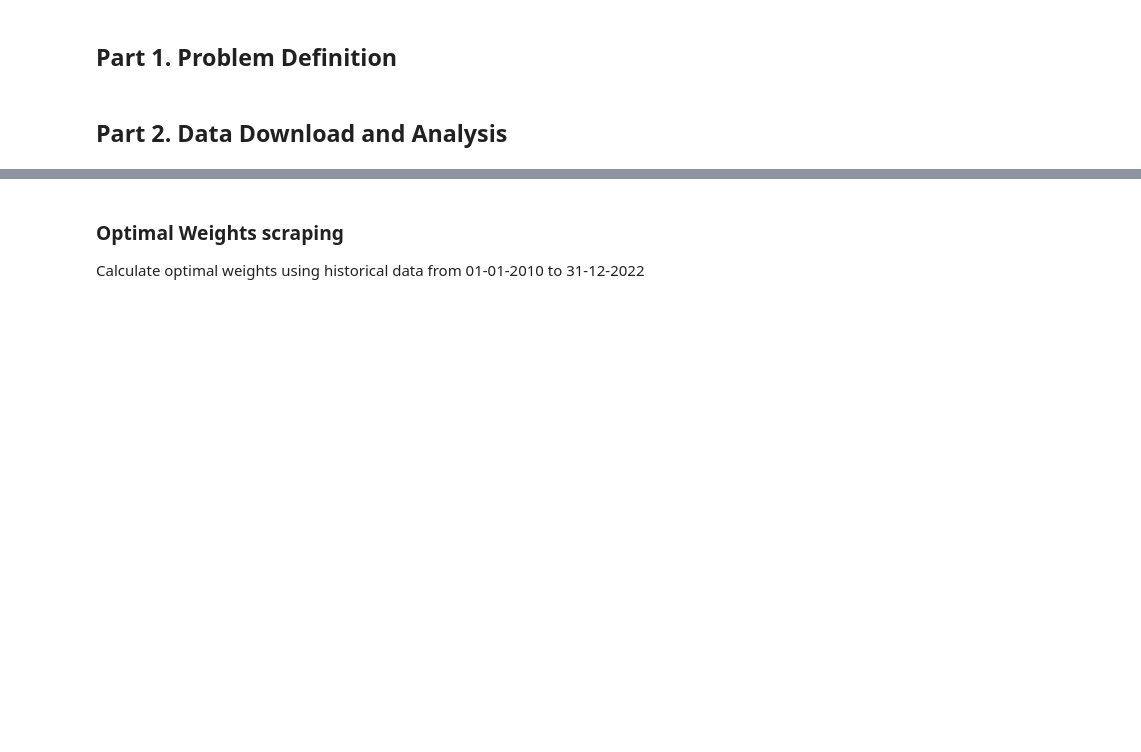
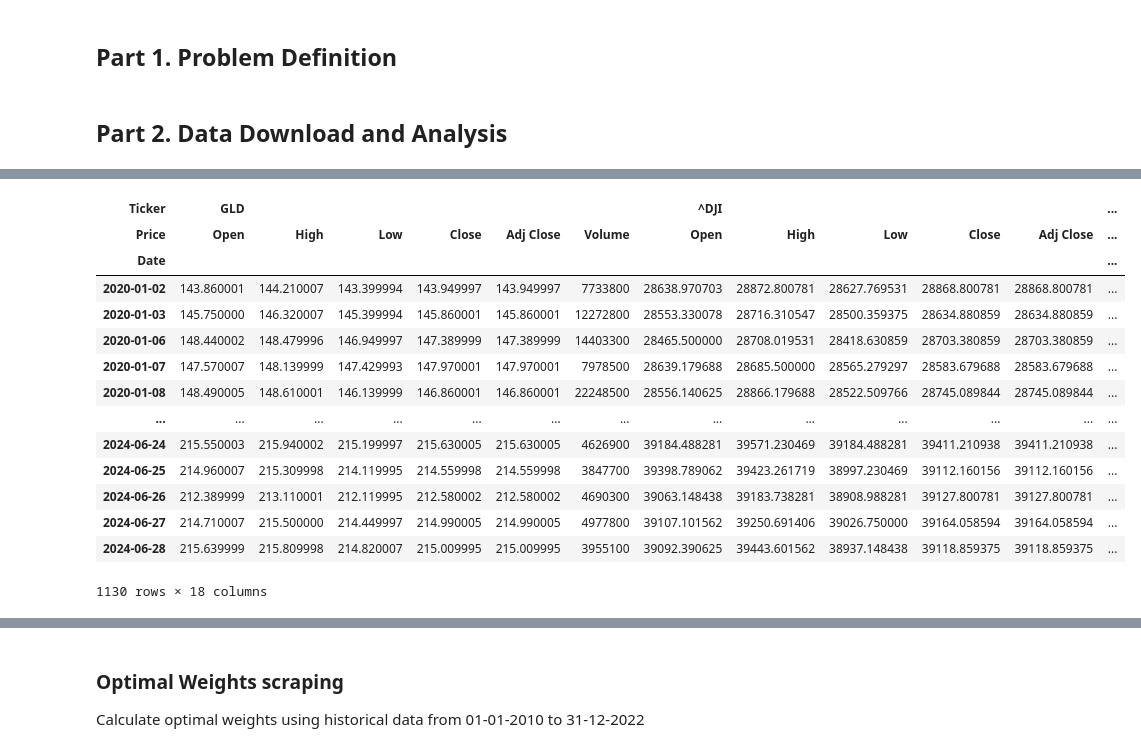
Before and after one commit to Axelio-Alison/first-child, a Jupyter notebook: Jupyter/first_child.ipynb, the cells around one changed output, grey strips where cells are left out. Drawn from its saved outputs; the diff is of its cells as text; code cells hidden in the pictures; blank space fills up the shorter version.

Commit message:
D3QN, Data Preprocessing and Environment Review

```diff
--- a/Jupyter/first_child.ipynb
+++ b/Jupyter/first_child.ipynb
@@ -48,3 +49,21 @@ adjc
+# %%
+data
+# %% [output]
+| Ticker | GLD |  |  |  |  |  | ^DJI |  |  |  |  | ... |
+| Price | Open | High | Low | Close | Adj Close | Volume | Open | High | Low | Close | Adj Close | ... |
+| Date |  |  |  |  |  |  |  |  |  |  |  | ... |
+| 2020-01-02 | 143.860001 | 144.210007 | 143.399994 | 143.949997 | 143.949997 | 7733800 | 28638.970703 | 28872.800781 | 28627.769531 | 28868.800781 | 28868.800781 | ... |
+| 2020-01-03 | 145.750000 | 146.320007 | 145.399994 | 145.860001 | 145.860001 | 12272800 | 28553.330078 | 28716.310547 | 28500.359375 | 28634.880859 | 28634.880859 | ... |
+| 2020-01-06 | 148.440002 | 148.479996 | 146.949997 | 147.389999 | 147.389999 | 14403300 | 28465.500000 | 28708.019531 | 28418.630859 | 28703.380859 | 28703.380859 | ... |
+| 2020-01-07 | 147.570007 | 148.139999 | 147.429993 | 147.970001 | 147.970001 | 7978500 | 28639.179688 | 28685.500000 | 28565.279297 | 28583.679688 | 28583.679688 | ... |
+| 2020-01-08 | 148.490005 | 148.610001 | 146.139999 | 146.860001 | 146.860001 | 22248500 | 28556.140625 | 28866.179688 | 28522.509766 | 28745.089844 | 28745.089844 | ... |
+| ... | ... | ... | ... | ... | ... | ... | ... | ... | ... | ... | ... | ... |
+| 2024-06-24 | 215.550003 | 215.940002 | 215.199997 | 215.630005 | 215.630005 | 4626900 | 39184.488281 | 39571.230469 | 39184.488281 | 39411.210938 | 39411.210938 | ... |
+| 2024-06-25 | 214.960007 | 215.309998 | 214.119995 | 214.559998 | 214.559998 | 3847700 | 39398.789062 | 39423.261719 | 38997.230469 | 39112.160156 | 39112.160156 | ... |
+| 2024-06-26 | 212.389999 | 213.110001 | 212.119995 | 212.580002 | 212.580002 | 4690300 | 39063.148438 | 39183.738281 | 38908.988281 | 39127.800781 | 39127.800781 | ... |
+| 2024-06-27 | 214.710007 | 215.500000 | 214.449997 | 214.990005 | 214.990005 | 4977800 | 39107.101562 | 39250.691406 | 39026.750000 | 39164.058594 | 39164.058594 | ... |
+| 2024-06-28 | 215.639999 | 215.809998 | 214.820007 | 215.009995 | 215.009995 | 3955100 | 39092.390625 | 39443.601562 | 38937.148438 | 39118.859375 | 39118.859375 | ... |
+1130 rows × 18 columns
 # %%
 train1_adjc = adjc.loc[adjc.index < '2023-12-31']
 train1_logret = np.log(train1_adjc) - np.log(train1_adjc.shift(1))
```
Also changed, not shown: parts of 17 cells of this notebook, 4 other files.
